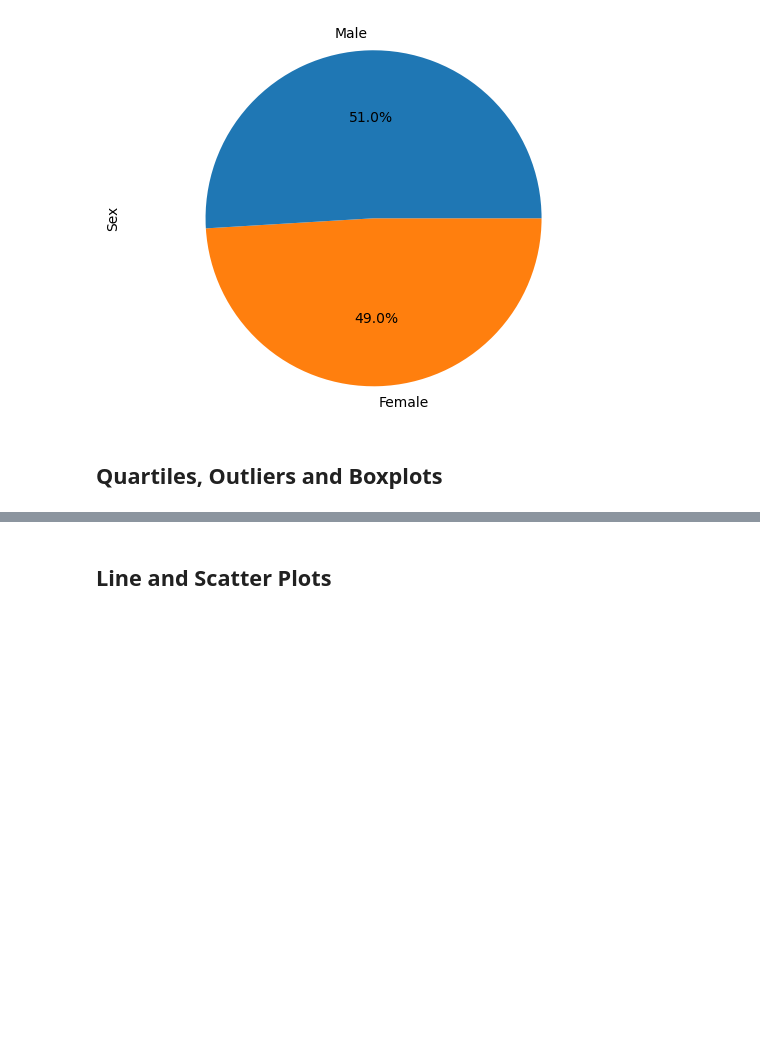
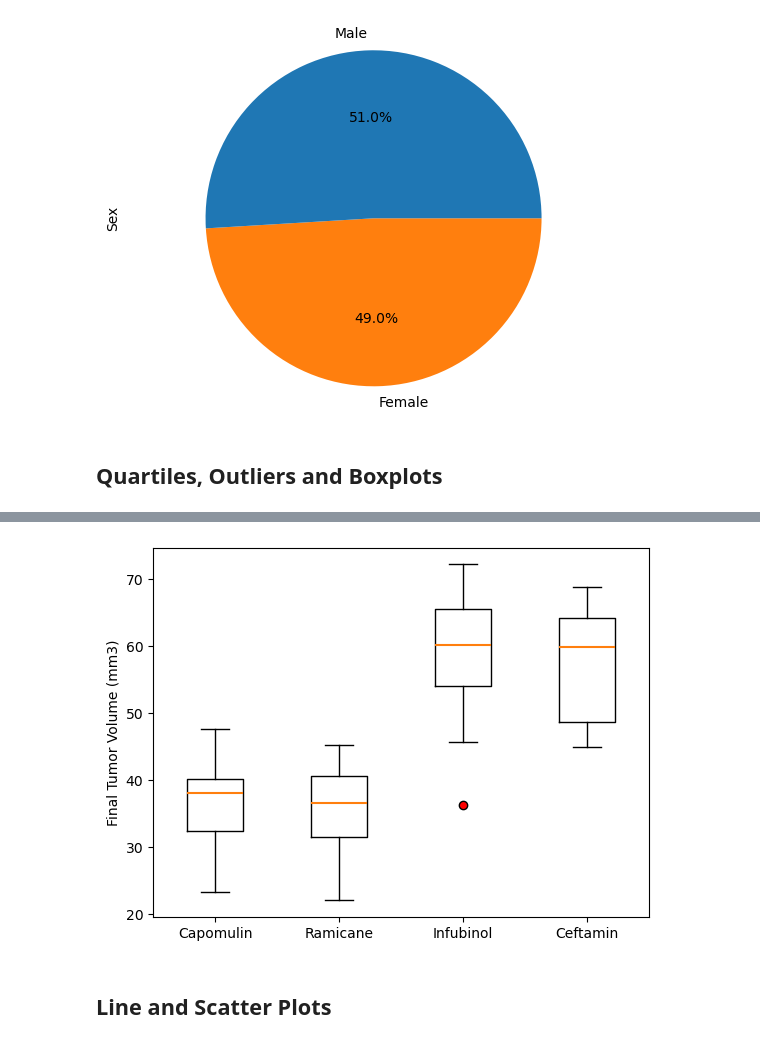
Before and after one commit to enumerbs/Module05-Challenge-Data-Visualisation, a Jupyter notebook: Pymaceuticals/pymaceuticals.ipynb, the cells around one changed output, grey strips where cells are left out. Saved outputs shown, nothing was run; the diff lists cells and outputs as text; code cells hidden in the pictures; blank space fills up the shorter version.

Commit message:
feat: implement data manipulation, IQR calculation, and plots for 'Quartiles, Outliers and Boxplots' section

```diff
--- a/Pymaceuticals/pymaceuticals.ipynb
+++ b/Pymaceuticals/pymaceuticals.ipynb
@@ -213,7 +213,10 @@ plt.show()
 # Capomulin, Ramicane, Infubinol, and Ceftamin
 
 # Start by getting the last (greatest) timepoint for each mouse
+greatest_timepoint_per_mouse = data_four_treatment_regimens.groupby(["Mouse ID"]).agg(Timepoint=("Timepoint", 'max'))
+greatest_timepoint_per_mouse.reset_index()
 
-# Merge this group df with the original DataFrame to get the tumor volume at the last timepoint
+# Merge this group df with the original DataFrame to get the tumor volume at the last timepoint (ltp = "Last TimePoint")
+mouse_study_results_ltp = mouse_study_results_dd.merge(greatest_timepoint_per_mouse, on=["Mouse ID", "Timepoint"], how='right')
 # %%
 # Put treatments into a list for for loop (and later for plot labels)
@@ -240,3 +272,20 @@ Ceftamin's potential outliers: Series([], Name: Tumor Volume (mm3), dtype: float
+# %%
+# Generate a box plot that shows the distrubution of the tumor volume for each treatment group.
+
+# Get the treatments data in a useful format
+tumor_vol_df = pd.DataFrame(tumor_vol_data, index = treatments)
+tumor_vol_df = tumor_vol_df.transpose()
+
+# Set formatting options and create the box plot
+colours = dict(boxes='black', whiskers='black', medians='orange')
+medianproperties = dict(linestyle='-', linewidth=1.5)
+outlierproperties = dict(markerfacecolor='r')
+ax = tumor_vol_df.boxplot(grid=False, color=colours, medianprops=medianproperties, flierprops=outlierproperties)
+ax.set_ylabel("Final Tumor Volume (mm3)")
+
+plt.show()
+# %% [output]
+[figure, added]
 # %% [markdown]
 ## Line and Scatter Plots
 # %%
```
Also changed, not shown: parts of 2 cells of this notebook.
